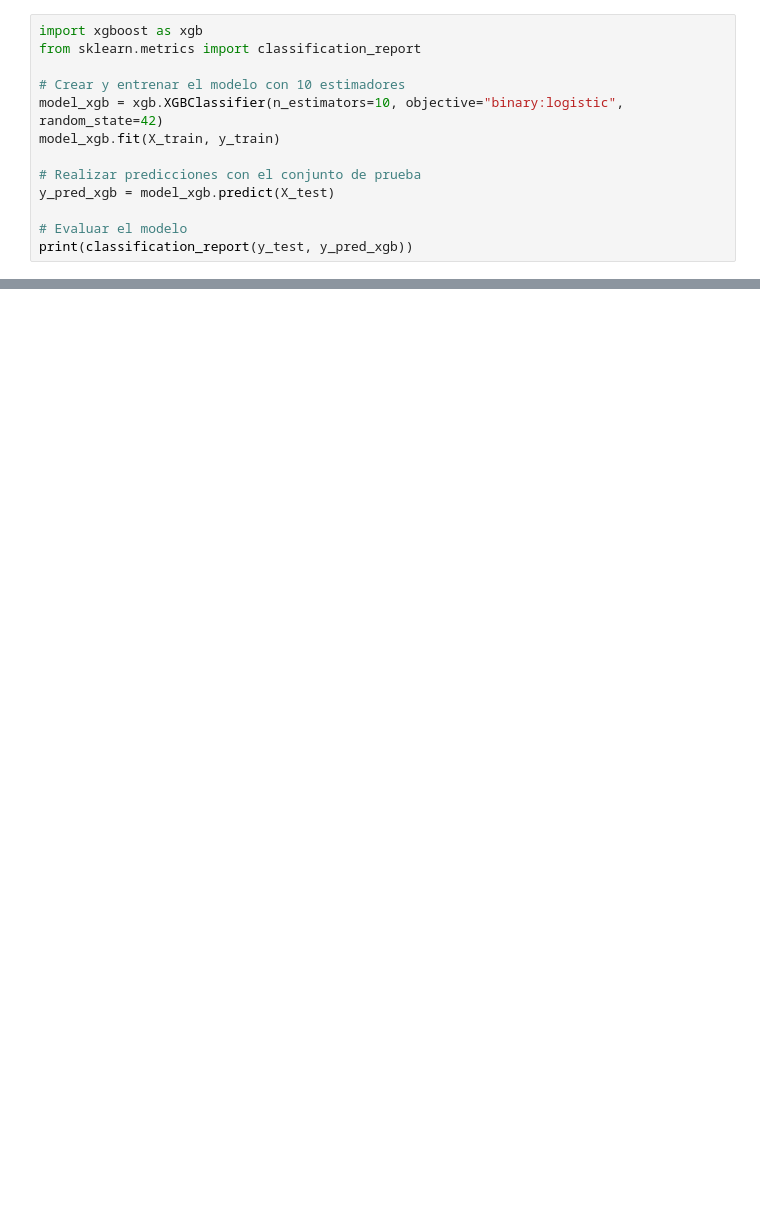
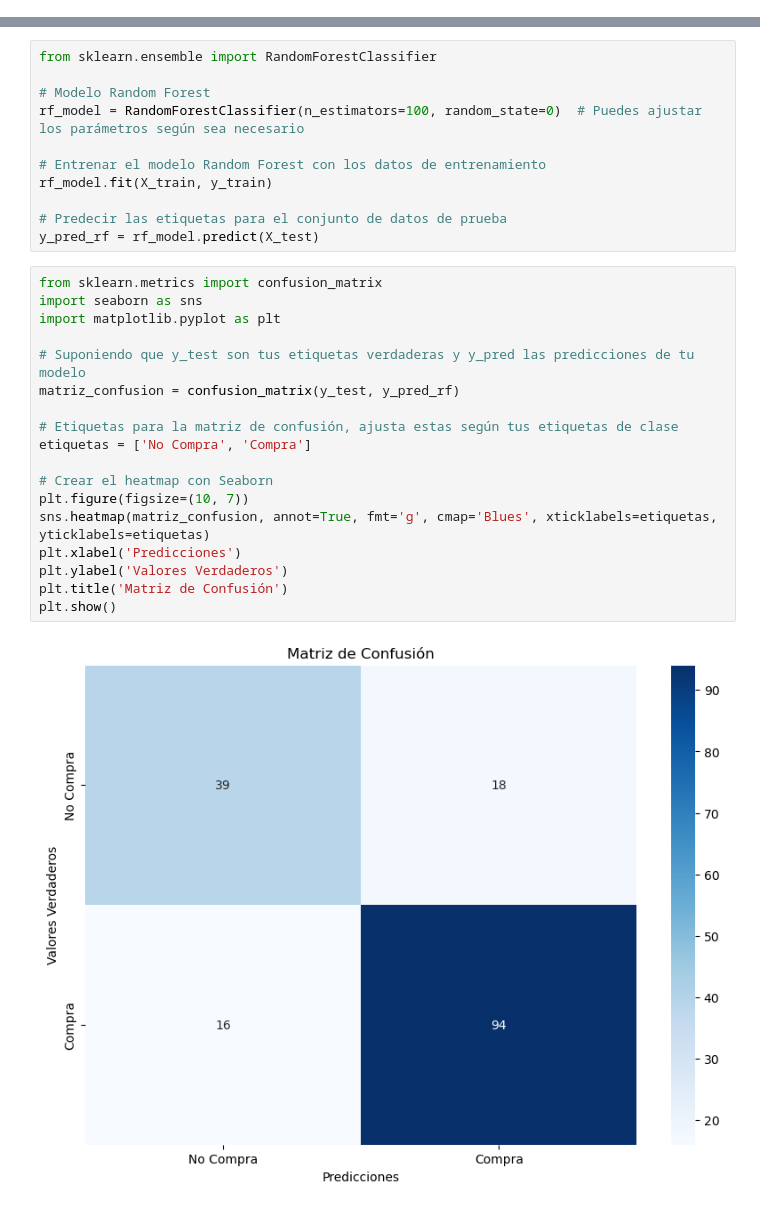
Before and after one commit to Japulgarin/Data_challenge_uninorte, a Jupyter notebook: Ejemplo clasificacion de texto.ipynb, the cells around one changed output, grey strips where cells are left out. Drawn from its saved outputs; the diff is of its cells as text; blank space fills up the shorter version.

```diff
--- a/Ejemplo clasificacion de texto.ipynb
+++ b/Ejemplo clasificacion de texto.ipynb
@@ -474,13 +168,0 @@ El mejor número de estimadores es 10 con una precisión de 0.80.
-# %%
-import xgboost as xgb
-from sklearn.metrics import classification_report
-
-# Crear y entrenar el modelo con 10 estimadores
-model_xgb = xgb.XGBClassifier(n_estimators=10, objective="binary:logistic", random_state=42)
-model_xgb.fit(X_train, y_train)
-
-# Realizar predicciones con el conjunto de prueba
-y_pred_xgb = model_xgb.predict(X_test)
-
-# Evaluar el modelo
-print(classification_report(y_test, y_pred_xgb))
@@ -533,0 +171,31 @@ Matriz de Confusión:
+# %%
+from sklearn.ensemble import RandomForestClassifier
+
+# Modelo Random Forest
+rf_model = RandomForestClassifier(n_estimators=100, random_state=0)  # Puedes ajustar los parámetros según sea necesario
+
+# Entrenar el modelo Random Forest con los datos de entrenamiento
+rf_model.fit(X_train, y_train)
+
+# Predecir las etiquetas para el conjunto de datos de prueba
+y_pred_rf = rf_model.predict(X_test)
+# %%
+from sklearn.metrics import confusion_matrix
+import seaborn as sns
+import matplotlib.pyplot as plt
+
+# Suponiendo que y_test son tus etiquetas verdaderas y y_pred las predicciones de tu modelo
+matriz_confusion = confusion_matrix(y_test, y_pred_rf)
+
+# Etiquetas para la matriz de confusión, ajusta estas según tus etiquetas de clase
+etiquetas = ['No Compra', 'Compra']
+
+# Crear el heatmap con Seaborn
+plt.figure(figsize=(10, 7))
+sns.heatmap(matriz_confusion, annot=True, fmt='g', cmap='Blues', xticklabels=etiquetas, yticklabels=etiquetas)
+plt.xlabel('Predicciones')
+plt.ylabel('Valores Verdaderos')
+plt.title('Matriz de Confusión')
+plt.show()
+# %% [output]
+[figure, added]
```
Also changed, not shown: parts of 61 cells of this notebook.
